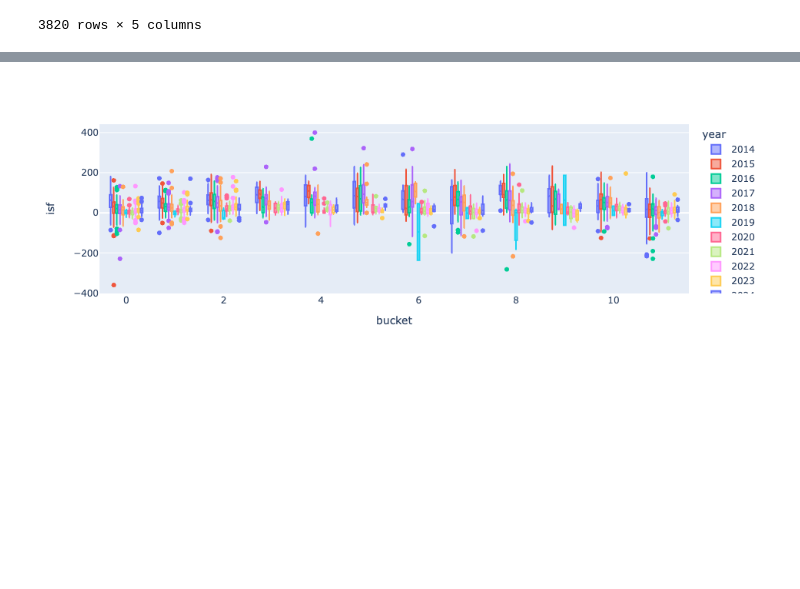
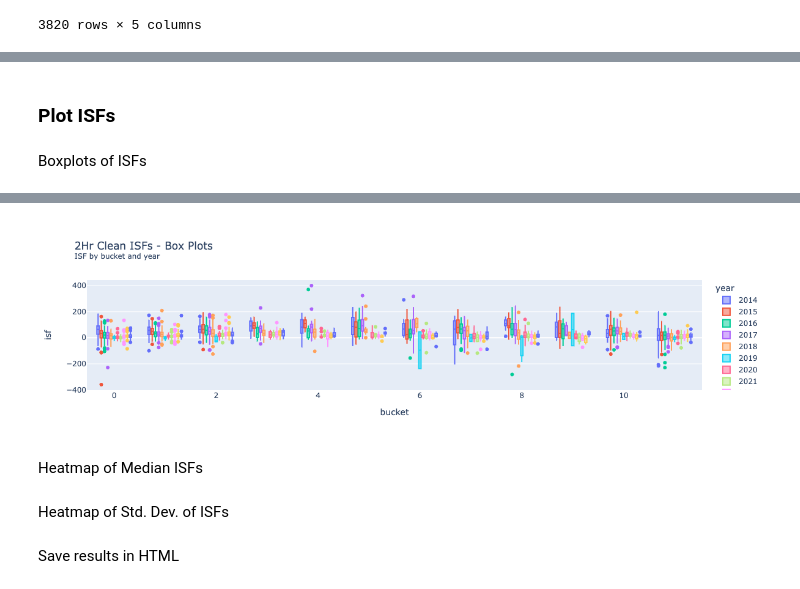
Before and after one commit to scott-anderson-wc/minerva, a Jupyter notebook: clean_isfs.ipynb, the cells around one changed output, grey strips where cells are left out. Saved outputs shown, nothing was run; the diff lists cells and outputs as text; code cells hidden in the pictures; blank space fills up the shorter version.

```diff
--- a/clean_isfs.ipynb
+++ b/clean_isfs.ipynb
@@ -79,4 +68,8 @@ df[["year", "bucket", "isf"]].groupby(by = ["year", "bucket"]).std()
+# %% [markdown]
+### Plot ISFs
+# %% [markdown]
+Boxplots of ISFs
 # %%
-fig = px.box(df, x = "bucket", color = "year", y = "isf")
-fig.show()
+boxplot = px.box(df, x = "bucket", color = "year", y = "isf", title="2Hr Clean ISFs - Box Plots <br><sup>ISF by bucket and year<sup>")
+boxplot.show()
 # %% [output]
@@ -83 +77,3 @@ fig.show()
-[figure, old version]
+[figure, new version]
+# %% [markdown]
+Heatmap of Median ISFs
@@ -83,0 +85,2 @@ fig.show()
+# %% [markdown]
+Heatmap of Std. Dev. of ISFs
@@ -83,0 +92,2 @@ fig.show()
+# %% [markdown]
+Save results in HTML
```
Also changed, not shown: parts of 8 cells of this notebook, 10 other files.
